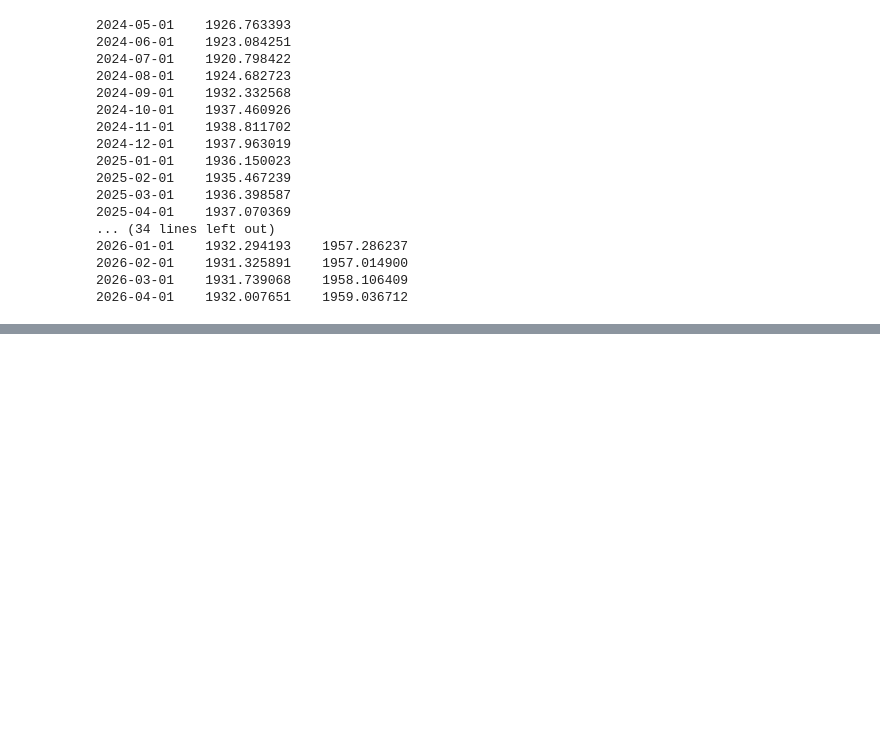
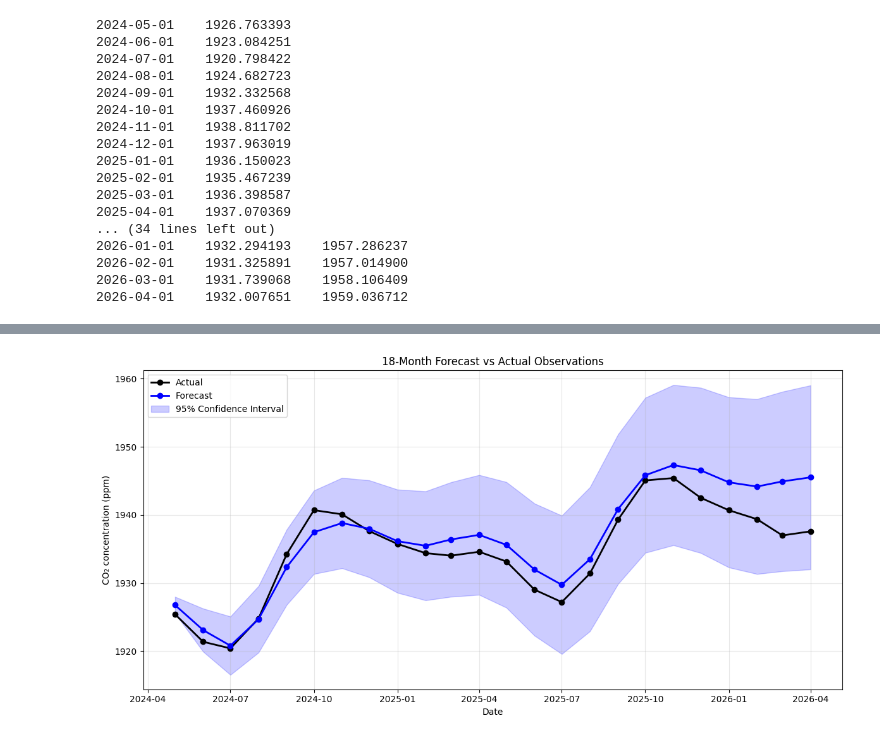
Before and after one commit to the-paulbear/noaa-greenhouse-gas-forecasting, a Jupyter notebook: CH4.ipynb, the cells around one changed output, grey strips where cells are left out. Saved outputs shown, nothing was run; the diff lists cells and outputs as text; code cells hidden in the pictures; blank space fills up the shorter version.

```diff
--- a/CH4.ipynb
+++ b/CH4.ipynb
@@ -349,0 +378,48 @@ print(conf_int)
+# %%
+import matplotlib.pyplot as plt
+
+# Actual values from the 18-month holdout period
+actual = holdout["average"]
+
+# Plot
+plt.figure(figsize=(12, 6))
+
+# Actual observed values
+plt.plot(
+    actual.index,
+    actual,
+    color="black",
+    marker="o",
+    linewidth=2,
+    label="Actual"
+)
+
+# Forecast
+plt.plot(
+    mean_forecast.index,
+    mean_forecast,
+    color="blue",
+    marker="o",
+    linewidth=2,
+    label="Forecast"
+)
+
+# 95% confidence interval
+plt.fill_between(
+    mean_forecast.index,
+    conf_int.iloc[:, 0],
+    conf_int.iloc[:, 1],
+    color="blue",
+    alpha=0.2,
+    label="95% Confidence Interval"
+)
+
+plt.xlabel("Date")
+plt.ylabel("CO₂ concentration (ppm)")
+plt.title("18-Month Forecast vs Actual Observations")
+plt.legend()
+plt.grid(alpha=0.3)
+plt.tight_layout()
+plt.show()
+# %% [output]
+[figure, added]
```
Also changed, not shown: parts of 1 cell of this notebook.
